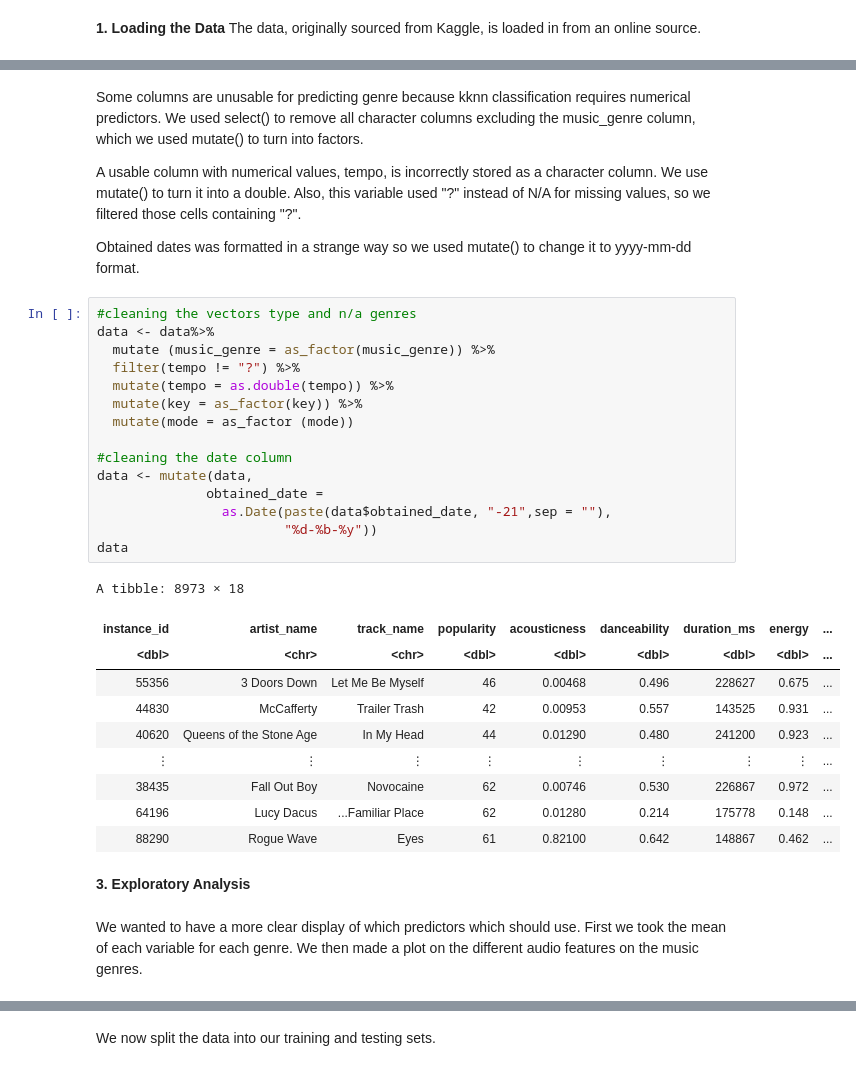
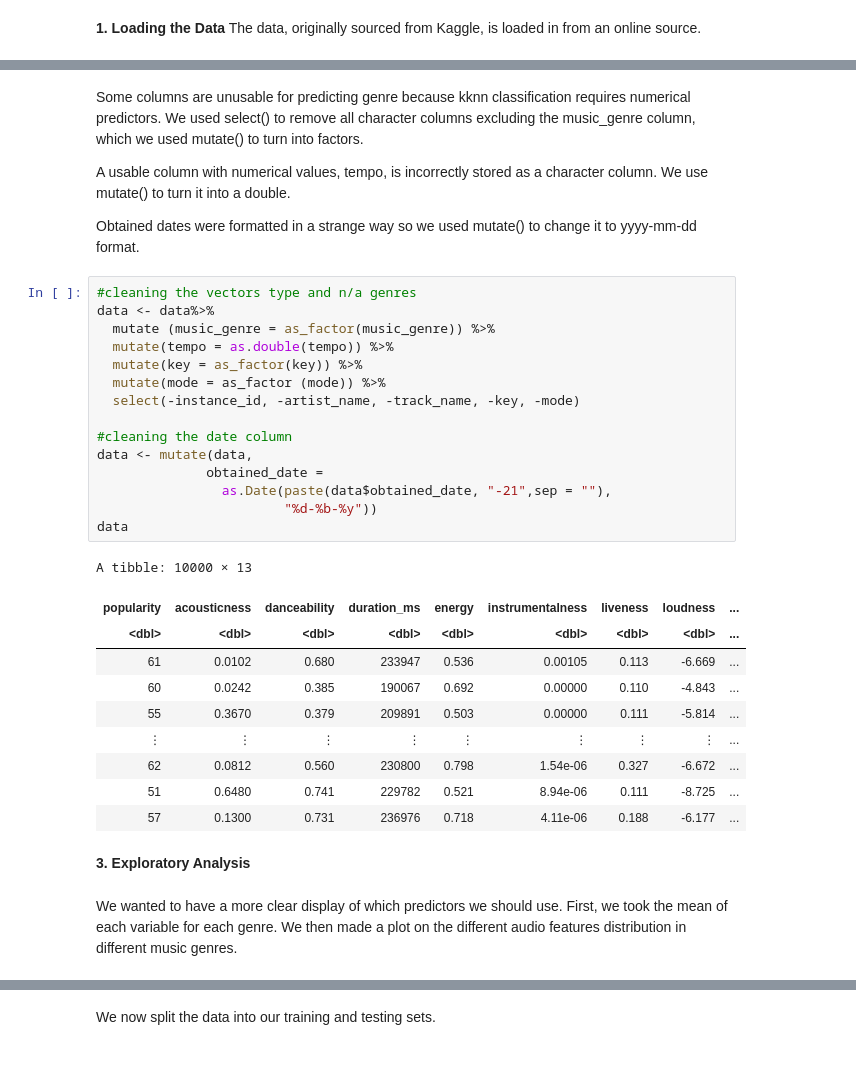
Before and after one commit to Lollipop-27/DCSI100-Project, a Jupyter notebook: Project.ipynb, the cells around one changed output, grey strips where cells are left out. Saved outputs shown, nothing was run; the diff lists cells and outputs as text.

```diff
--- a/Project.ipynb
+++ b/Project.ipynb
@@ -107,39 +112,39 @@ A tibble: 10000 × 18
 # %% [markdown]
 Some columns are unusable for predicting genre because kknn classification requires numerical predictors. We used select() to remove all character columns excluding the music_genre column, which we used mutate() to turn into factors.
 
-A usable column with numerical values, tempo, is incorrectly stored as a character column. We use mutate() to turn it into a double. Also, this variable used "?" instead of N/A for missing values, so we filtered those cells containing "?".
+A usable column with numerical values, tempo, is incorrectly stored as a character column. We use mutate() to turn it into a double.
 
-Obtained dates was formatted in a strange way so we used mutate() to change it to yyyy-mm-dd format.
+Obtained dates were formatted in a strange way so we used mutate() to change it to yyyy-mm-dd format.
 # %%
 #cleaning the vectors type and n/a genres
 data <- data%>%
   mutate (music_genre = as_factor(music_genre)) %>%
-  filter(tempo != "?") %>%
   mutate(tempo = as.double(tempo)) %>%
   mutate(key = as_factor(key)) %>%
-  mutate(mode = as_factor (mode))
+  mutate(mode = as_factor (mode)) %>%
+  select(-instance_id, -artist_name, -track_name, -key, -mode)
 
 #cleaning the date column
 data <- mutate(data,
               obtained_date =
                 as.Date(paste(data$obtained_date, "-21",sep = ""),
                         "%d-%b-%y"))
 data
 # %% [output]
-A tibble: 8973 × 18
+A tibble: 10000 × 13
-| instance_id | artist_name | track_name | popularity | acousticness | danceability | duration_ms | energy | ... |
-| <dbl> | <chr> | <chr> | <dbl> | <dbl> | <dbl> | <dbl> | <dbl> | ... |
-| 55356 | 3 Doors Down | Let Me Be Myself | 46 | 0.00468 | 0.496 | 228627 | 0.675 | ... |
-| 44830 | McCafferty | Trailer Trash | 42 | 0.00953 | 0.557 | 143525 | 0.931 | ... |
-| 40620 | Queens of the Stone Age | In My Head | 44 | 0.01290 | 0.480 | 241200 | 0.923 | ... |
+| popularity | acousticness | danceability | duration_ms | energy | instrumentalness | liveness | loudness | ... |
+| <dbl> | <dbl> | <dbl> | <dbl> | <dbl> | <dbl> | <dbl> | <dbl> | ... |
+| 61 | 0.0102 | 0.680 | 233947 | 0.536 | 0.00105 | 0.113 | -6.669 | ... |
+| 60 | 0.0242 | 0.385 | 190067 | 0.692 | 0.00000 | 0.110 | -4.843 | ... |
+| 55 | 0.3670 | 0.379 | 209891 | 0.503 | 0.00000 | 0.111 | -5.814 | ... |
 | ⋮ | ⋮ | ⋮ | ⋮ | ⋮ | ⋮ | ⋮ | ⋮ | ... |
-| 38435 | Fall Out Boy | Novocaine | 62 | 0.00746 | 0.530 | 226867 | 0.972 | ... |
-| 64196 | Lucy Dacus | ...Familiar Place | 62 | 0.01280 | 0.214 | 175778 | 0.148 | ... |
-| 88290 | Rogue Wave | Eyes | 61 | 0.82100 | 0.642 | 148867 | 0.462 | ... |
+| 62 | 0.0812 | 0.560 | 230800 | 0.798 | 1.54e-06 | 0.327 | -6.672 | ... |
+| 51 | 0.6480 | 0.741 | 229782 | 0.521 | 8.94e-06 | 0.111 | -8.725 | ... |
+| 57 | 0.1300 | 0.731 | 236976 | 0.718 | 4.11e-06 | 0.188 | -6.177 | ... |
 # %% [markdown]
 **3. Exploratory Analysis**
 # %% [markdown]
-We wanted to have a more clear display of which predictors which should use. First we took the mean of each variable for each genre. We then made a plot on the different audio features on the music genres.
+We wanted to have a more clear display of which predictors we should use. First, we took the mean of each variable for each genre. We then made a plot on the different audio features distribution in different music genres.
 # %%
 #dataframe of mean of each variable for each genre
 general_distribution <- data %>%
```
Also changed, not shown: parts of 15 cells of this notebook.
